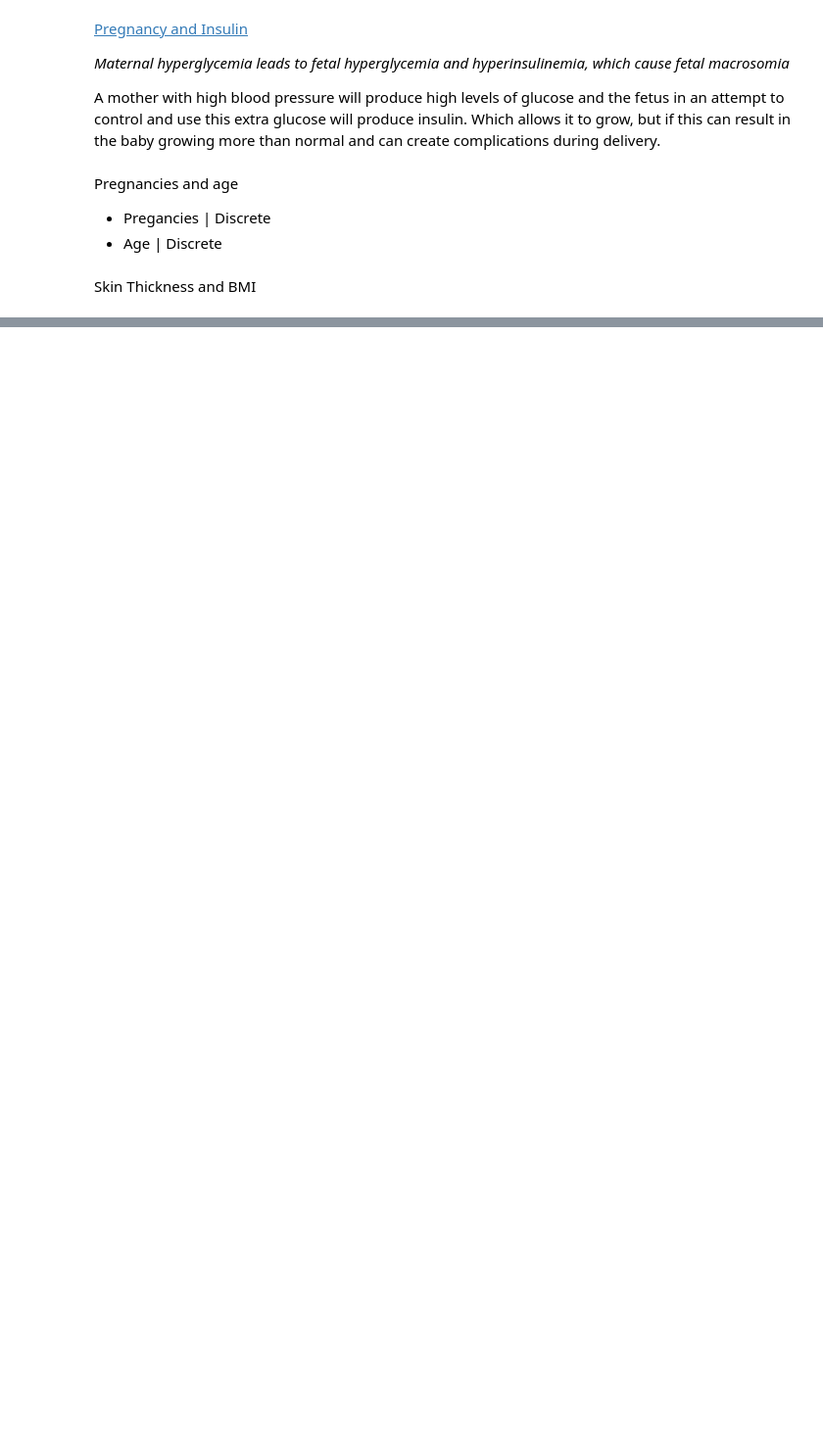
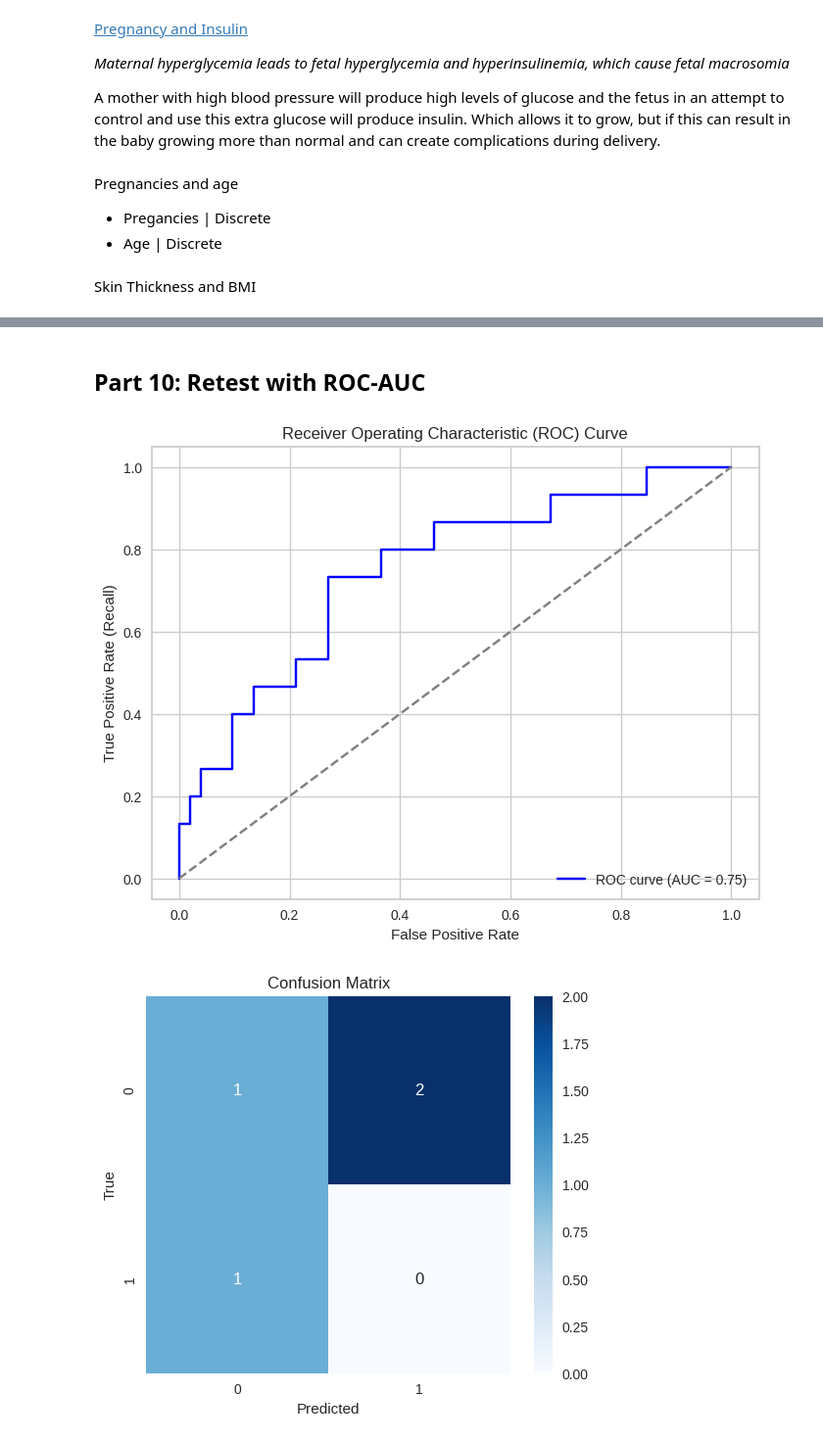
Before and after one commit to CheliMex/CS381_DataAnalytics, a Jupyter notebook: PJ1/Project1.ipynb, the cells around one changed output, grey strips where cells are left out. Shown at 98% size. Saved outputs shown, nothing was run; the diff lists cells and outputs as text; code cells hidden in the pictures; blank space fills up the shorter version.

```diff
--- a/PJ1/Project1.ipynb
+++ b/PJ1/Project1.ipynb
@@ -625,0 +995,20 @@ Skin Thickness and BMI
+# %%
+# Custom function for Accuracy
+def custom_accuracy(TP, TN, FP, FN):
+    return (TP + TN) / (TP + TN + FP + FN)
+
+# Custom function for Precision
+def custom_precision(TP, FP):
+    return TP / (TP + FP) if TP + FP != 0 else 0
+
+# Custom function for Recall
+def custom_recall(TP, FN):
+    return TP / (TP + FN) if TP + FN != 0 else 0
+
+# Custom function for Specificity
+def custom_specificity(TN, FP):
+    return TN / (TN + FP) if TN + FP != 0 else 0
+
+# Custom function for F1 Score
+def custom_f1(precision, recall):
+    return 2 * (precision * recall) / (precision + recall) if precision + recall != 0 else 0
@@ -625,0 +1325,32 @@ Skin Thickness and BMI
+# %% [markdown]
+## Part 10: Retest with ROC-AUC
+# %%
+# Generate ROC-AUC curve (for binary classification)
+y_prob = log_reg.predict_proba(X_test)[:, 1]  # Get probability scores for the positive class
+
+# Calculate ROC curve
+fpr, tpr, thresholds = roc_curve(y_test, y_prob)
+roc_auc = roc_auc_score(y_test, y_prob)
+
+# Plot ROC-AUC curve
+plt.figure(figsize=(8, 6))
+plt.plot(fpr, tpr, color='blue', label=f'ROC curve (AUC = {roc_auc:.2f})')
+plt.plot([0, 1], [0, 1], color='gray', linestyle='--')
+plt.title('Receiver Operating Characteristic (ROC) Curve')
+plt.xlabel('False Positive Rate')
+plt.ylabel('True Positive Rate (Recall)')
+plt.legend(loc='lower right')
+plt.grid(True)
+plt.show()
+
+# Optionally, plot confusion matrix using seaborn heatmap
+import seaborn as sns
+plt.figure(figsize=(6, 5))
+sns.heatmap(conf_matrix, annot=True, fmt='d', cmap='Blues', xticklabels=[0, 1], yticklabels=[0, 1])
+plt.title("Confusion Matrix")
+plt.xlabel("Predicted")
+plt.ylabel("True")
+plt.show()
+# %% [output]
+[figure, added]
+[figure, added]
```
Also changed, not shown: parts of 75 cells of this notebook.
